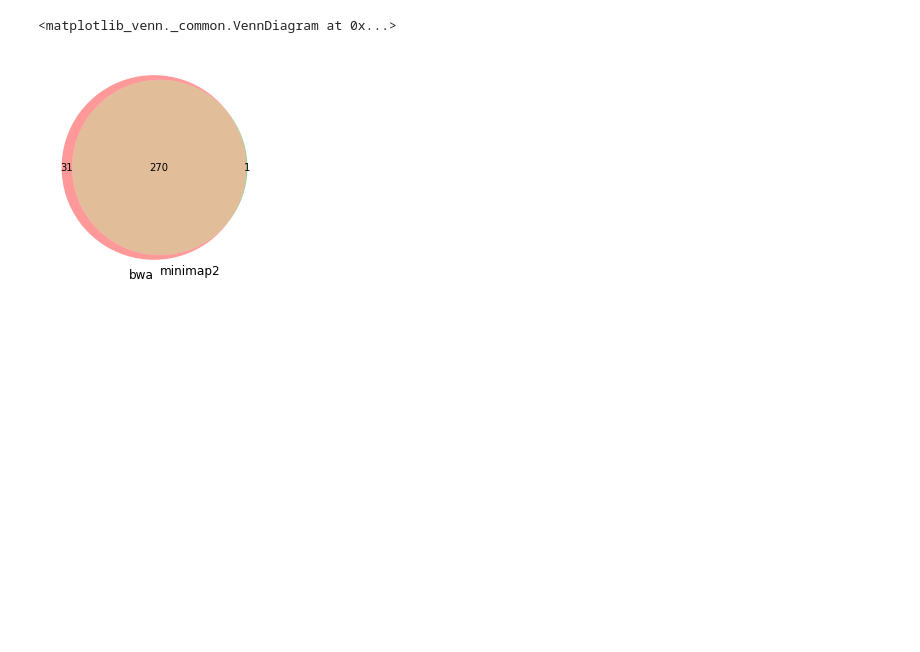
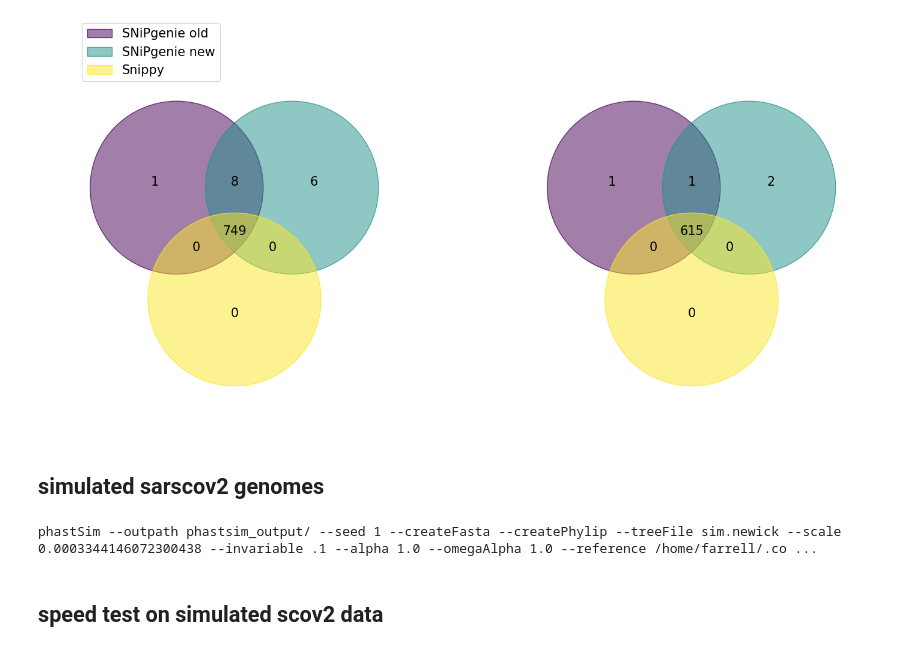
Before and after one commit to dmnfarrell/snipgenie, a Jupyter notebook: notebooks/benchmarking.ipynb, the cells around one changed output. Drawn from its saved outputs; the diff is of its cells as text; code cells hidden in the pictures; blank space fills up the shorter version.

Commit message:
test run updates

```diff
--- a/notebooks/benchmarking.ipynb
+++ b/notebooks/benchmarking.ipynb
@@ -46,0 +75,11 @@ W.run()
+# %%
+reload(tools)
+c1=pd.read_csv('/other/snipgenie_test/benchmark_results/core.txt',sep=' ')
+c2=pd.read_csv('/other/snipgenie_test/benchmark_results_old/core.txt',sep=' ')
+c3=pd.read_csv('/other/snipgenie_test/core.tab',sep='\t')
+c3=c3.rename(columns={'POS':'pos'})
+x,y=tools.compare_results(c1,c3)
+# %%
+a=list(c1.pos)
+b=list(c2.pos)
+c=list(c3.pos)
@@ -47 +88,14 @@ W.run()
+# %%
+# Load masked regions
+bed = pd.read_csv(app.mbovis_mask, sep='\t', header=None, names=['chrom', 'start', 'end'])
+# Combine all BED ranges into a single list of intervals
+masked_intervals = [(row.start, row.end) for _, row in bed.iterrows()]
+# Function to check if a position is in any masked range
+def is_unmasked(pos):
+    return not any(start <= pos < end for start, end in masked_intervals)
+
+# Filter positions
+a_masked = [pos for pos in a if is_unmasked(pos)]
+b_masked = [pos for pos in b if is_unmasked(pos)]
+c_masked = [pos for pos in c if is_unmasked(pos)]
 # %%
@@ -66,10 +108,26 @@ sm1.sub(sm2).abs()
-# %%
-v1 = tools.vcf_to_dataframe('bwa_results/filtered.vcf.gz')
-v2 = tools.vcf_to_dataframe('minimap2_results/filtered.vcf.gz')
-from matplotlib_venn import venn2
-a=list(v1.mut.unique())
-b=list(v2.mut.unique())
-venn2([set(a),set(b)],('bwa','minimap2'))
-# %% [output]
-<matplotlib_venn._common.VennDiagram at 0x...>
-[figure, removed]
+# %%
+from venn import venn
+data = {
+    "SNiPgenie old": set(a),
+    "SNiPgenie new": set(b),
+     "Snippy": set(c)
+}
+fig,ax=plt.subplots(1,2,figsize=(18, 12))
+venn(data, alpha=0.5, legend_loc=(0.1,0.9), fontsize=15, ax=ax[0])
+data = {
+    "SNiPgenie old": set(a_masked),
+    "SNiPgenie new": set(b_masked),
+    "Snippy": set(c_masked)
+}
+venn(data, alpha=0.5, legend_loc=None, fontsize=15, ax=ax[1])
+fig.savefig('venn.png',dpi=150)
+# %% [output]
+[figure, added]
+# %% [markdown]
+## simulated sarscov2 genomes
+# %%
+#sim.newick is generated in the sim_phylo.R script, run that first
+ref = app.sarscov2_genome
+simulate.run_phastsim('sim.newick', ref)
+# %% [output]
+phastSim --outpath phastsim_output/ --seed 1 --createFasta --createPhylip --treeFile sim.newick --scale 0.0003344146072300438 --invariable .1 --alpha 1.0 --omegaAlpha 1.0 --reference /home/farrell/.co ...
@@ -75,0 +139,2 @@ venn2([set(a),set(b)],('bwa','minimap2'))
+# %% [markdown]
+## speed test on simulated scov2 data
```
Also changed, not shown: parts of 26 cells of this notebook, 16 other files.
